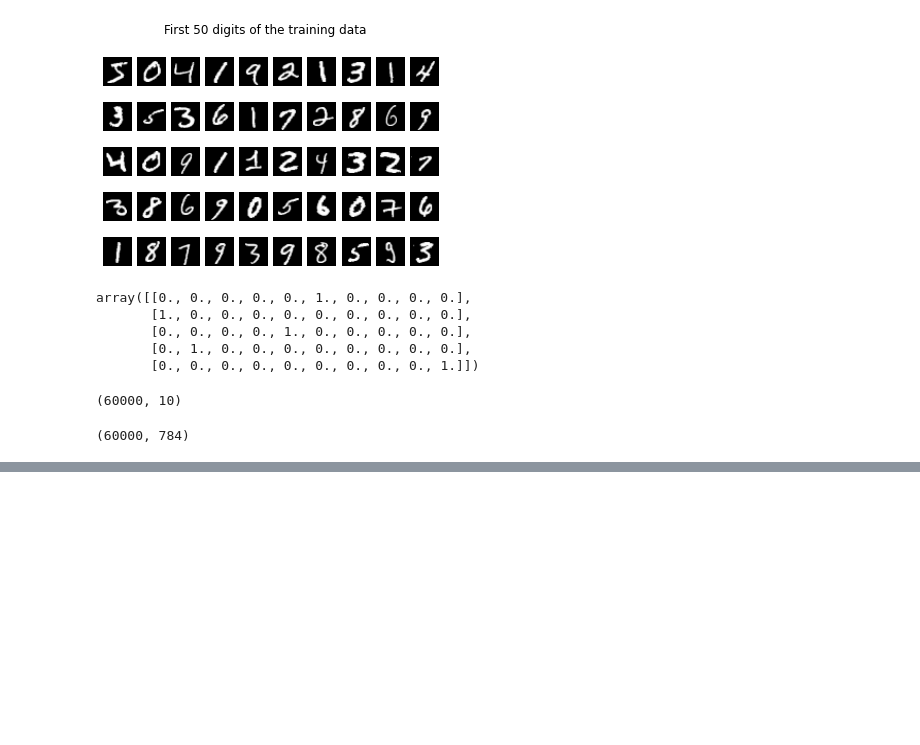
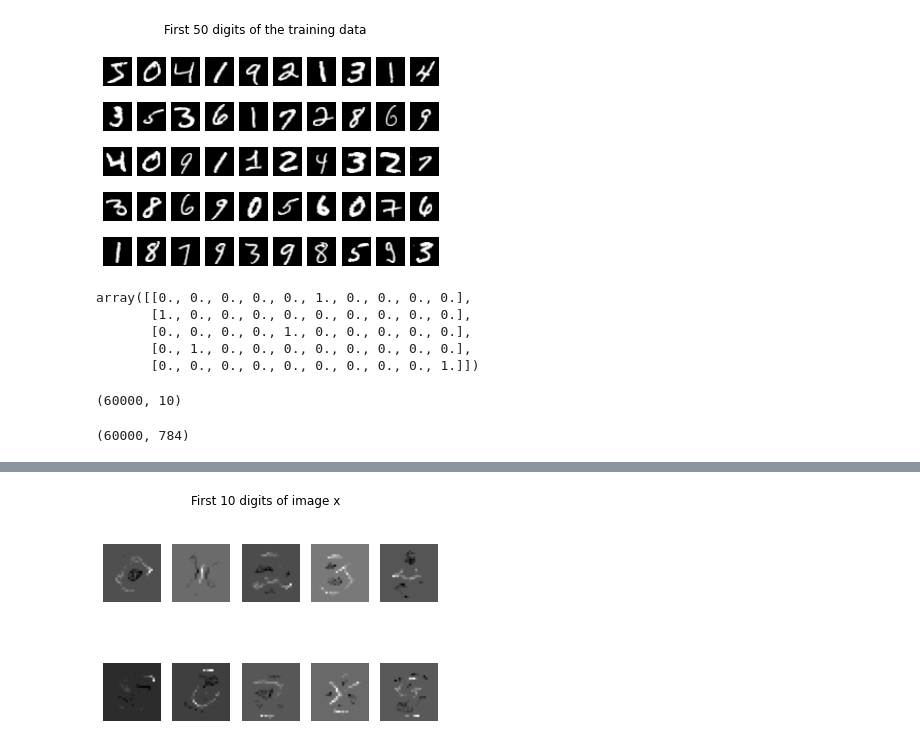
Before and after one commit to jaekimuh/PatternRec_Kim, a Jupyter notebook: HW_4.4.ipynb, the cells around one changed output, grey strips where cells are left out. Drawn from its saved outputs; the diff is of its cells as text; code cells hidden in the pictures; blank space fills up the shorter version.

```diff
--- a/HW_4.4.ipynb
+++ b/HW_4.4.ipynb
@@ -155,0 +158,24 @@ plotImages(x1)
+# %%
+## Try Lasso
+
+# Lasso fit
+# define model
+from sklearn import linear_model
+from sklearn.linear_model import Lasso
+
+def LassoModel(fn):
+    model = Lasso(alpha=1.0)
+    # fit model
+    model.fit(A,fn)
+    #print(model.coef_)
+    a2 = model.coef_
+    return a2
+    #return phi @ a2
+
+x2 = np.zeros((784,10))
+for k in range(10):
+    x2[:,k] = LassoModel(y[:,k])
+
+plotImages(x2)
+# %% [output]
+[figure, added]
```
Also changed, not shown: parts of 3 cells of this notebook.
